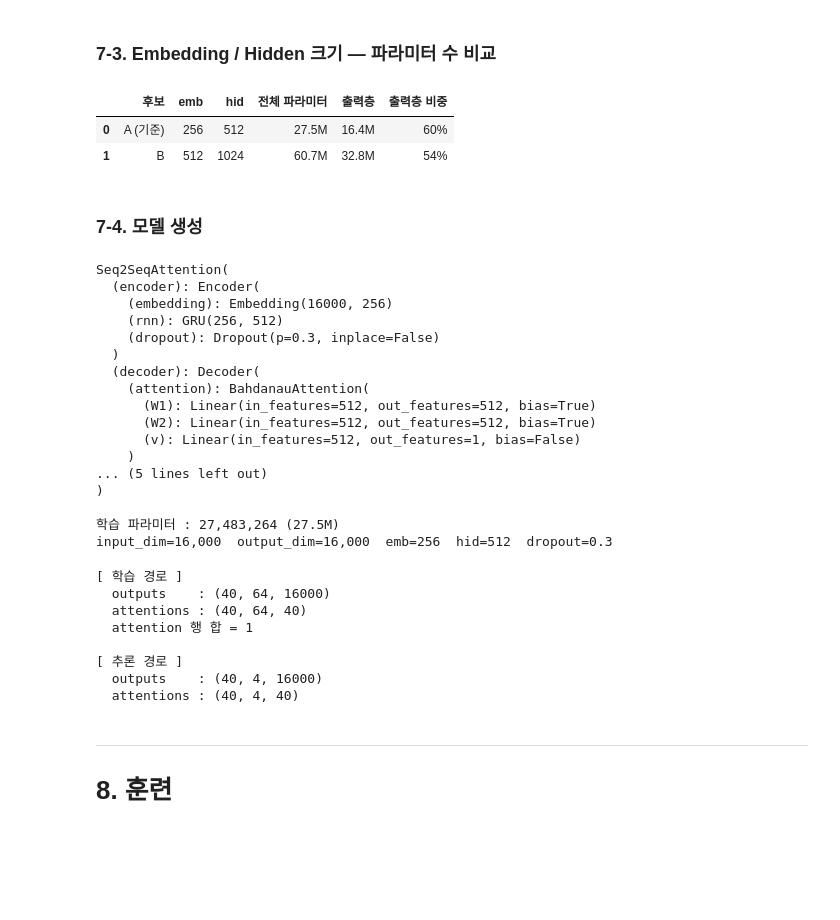
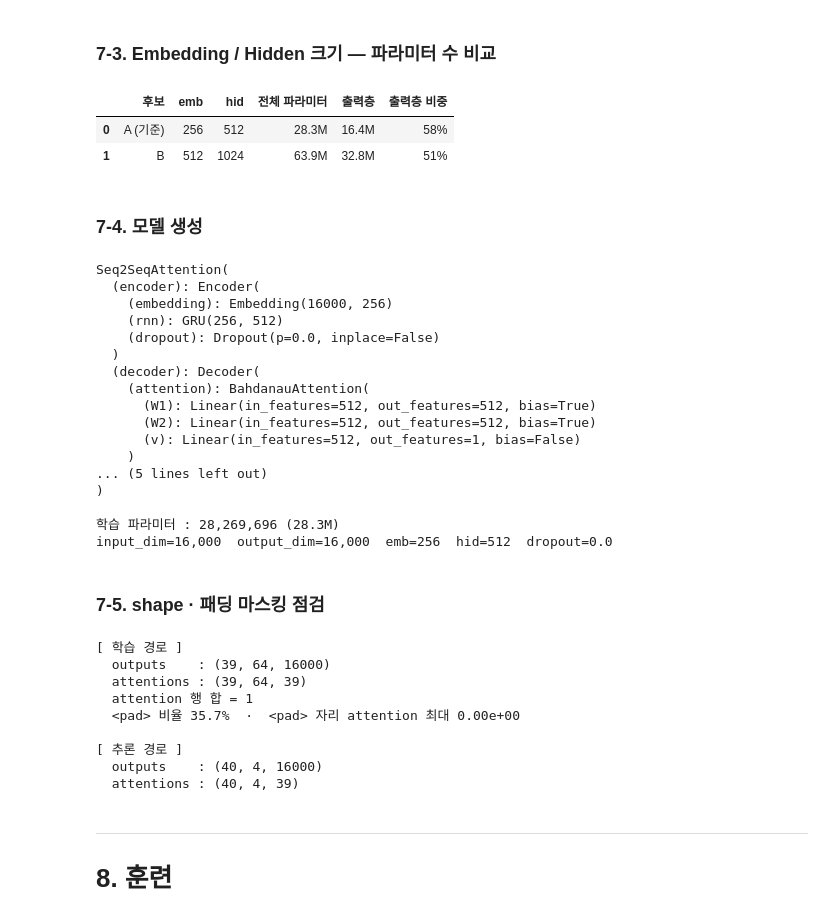
Before and after one commit to eaglesjo012/AIFFEL_quest_rs_heejipark23, a Jupyter notebook: GoingDeeper/Deep05/Deep05_Seq2seq_Attention.ipynb, the cells around one changed output. Cells and saved outputs as stored; diff of their text form; code cells hidden in the pictures; blank space fills up the shorter version.

```diff
--- a/GoingDeeper/Deep05/Deep05_Seq2seq_Attention.ipynb
+++ b/GoingDeeper/Deep05/Deep05_Seq2seq_Attention.ipynb
@@ -487,13 +502,16 @@ def dedup_parallel(src_lines, trg_lines, key='src'):
 
     set(src) / set(trg) 를 따로 만들면 개수도 순서도 달라져 대응 관계가 소실된다.
     zip 으로 함께 순회하면서 이미 본 문장이면 '쌍째로' 건너뛰어야 병렬성이 지켜진다.
+
+    주의: 중복 키를 통째로 버리는 것이 아니라 **가장 먼저 등장한 쌍 하나만 남긴다.**
+    key='src' 로 부르면 같은 한국어에 붙은 여러 영어 중 첫 번째만 살아남는다.
     """
     seen = set()          # 중복 판정 전용
     kept = []
     for src, trg in zip(src_lines, trg_lines):
         k = src if key == 'src' else (src, trg)
         if k in seen:
-            continue      # 쌍째로 통째 스킵 -> 대응 유지
+            continue      # 이미 본 키 -> 쌍째로 스킵 (첫 쌍만 유지)
         seen.add(k)
         kept.append((src, trg))
     return kept
@@ -1122,14 +1222,29 @@ trg_label : (55109, 40)
 # %%
 BATCH_SIZE = 64
 
+
+def collate_trim(batch):
+    """배치 안에서 가장 긴 문장 길이까지만 잘라 낸다 (동적 패딩).
+
+    모든 문장을 MAX_LEN=40 으로 채워 두면 짧은 문장만 모인 배치도 디코더를 40 스텝 돈다.
+    배치별로 잘라 내면 계산량이 줄고, §7 의 패딩 마스킹과도 자연스럽게 맞물린다.
+    pad_id 는 0 이고 실제 토큰 id 와 겹치지 않으므로 (!= PAD_ID).sum() 이 곧 실제 길이다.
+    """
+    src, trg_input, trg_label = (torch.stack(x) for x in zip(*batch))
+    src_len = int((src != PAD_ID).sum(1).max())
+    trg_len = int((trg_label != PAD_ID).sum(1).max())
+    return src[:, :src_len], trg_input[:, :trg_len], trg_label[:, :trg_len]
+
+
 train_dataset = TensorDataset(src_tensor, trg_input_tensor, trg_label_tensor)
-train_loader = DataLoader(train_dataset, batch_size=BATCH_SIZE, shuffle=True)
+train_loader = DataLoader(train_dataset, batch_size=BATCH_SIZE, shuffle=True,
+                          collate_fn=collate_trim)
 
 print(f'학습 샘플 : {len(train_dataset):,}')
 print(f'배치 수   : {len(train_loader):,}  (batch_size={BATCH_SIZE})')
 
 for src, trg_input, trg_label in train_loader:
-    print('\n[ 배치 shape ]')
+    print('\n[ 배치 shape ] — MAX_LEN 40 이 아니라 배치 최장 길이까지만 남는다')
     print('  src       :', tuple(src.shape))
     print('  trg_input :', tuple(trg_input.shape))
     print('  trg_label :', tuple(trg_label.shape))
@@ -1254,11 +1394,12 @@ class Decoder(nn.Module):
 `trg` 가 있으면 teacher forcing(학습), 없으면 `<s>` 부터 argmax 자기회귀 생성(추론)이다. 추론에서는 배치 전체가 `</s>` 에 도달하면 조기 종료한다.
 # %%
 class Seq2SeqAttention(nn.Module):
-    def __init__(self, encoder, decoder, device):
+    def __init__(self, encoder, decoder, device, pad_id=0):
         super().__init__()
         self.encoder = encoder
         self.decoder = decoder
         self.device = device
+        self.pad_id = pad_id
 
     def forward(self, src, trg=None, max_len=MAX_LEN, bos_id=BOS_ID, eos_id=EOS_ID):
         # 학습에서는 trg_len 만큼, 추론에서는 max_len 까지 동적으로 생성한다.
@@ -1267,12 +1408,16 @@ class Seq2SeqAttention(nn.Module):
         outputs = []      # 조기 종료를 위해 tensor 가 아닌 리스트로 모은다
         attentions = []   # 시각화를 위해 attention 저장
 
-        encoder_outputs, hidden = self.encoder(src)   # t=1 의 hidden 은 Encoder 의 final state
+        # 패딩 마스크는 소스에서 직접 만든다. 추론(문장 1개, 패딩 없음)에서는 전부 True 가 된다.
+        mask = (src != self.pad_id).transpose(0, 1)   # (batch_size, src_len)
+        src_lens = mask.sum(1)                        # (batch_size,)
+
+        encoder_outputs, hidden = self.encoder(src, src_lens)   # t=1 의 hidden 은 Encoder 의 final state
 
         if trg is not None:
             for t in range(0, trg.shape[0]):
                 input = trg[t]                        # teacher forcing: 정답을 다음 입력으로
-                output, hidden, attention = self.decoder(input, hidden, encoder_outputs)
+                output, hidden, attention = self.decoder(input, hidden, encoder_outputs, mask)
                 outputs.append(output.unsqueeze(0))
                 attentions.append(attention.unsqueeze(0))
         else:
@@ -1281,7 +1426,7 @@ class Seq2SeqAttention(nn.Module):
             finished = torch.zeros(batch_size, dtype=torch.bool, device=self.device)
 
             for t in range(max_len):
-                output, hidden, attention = self.decoder(input, hidden, encoder_outputs)
+                output, hidden, attention = self.decoder(input, hidden, encoder_outputs, mask)
                 outputs.append(output.unsqueeze(0))
                 attentions.append(attention.unsqueeze(0))
 
@@ -1301,43 +1446,45 @@ class Seq2SeqAttention(nn.Module):
 # %%
 input_dim = len(encoder_tokenizer)
 output_dim = len(decoder_tokenizer)
 
 
 def build_model(emb_dim, hid_dim, dropout=0.0, to_device=None):
     """후보 구성으로 모델 하나를 만든다. (dropout 은 파라미터 수에 영향이 없다)"""
     encoder = Encoder(input_dim, emb_dim, hid_dim, dropout)
     attention = BahdanauAttention(hid_dim)
     decoder = Decoder(output_dim, emb_dim, hid_dim, attention, dropout)
-    model = Seq2SeqAttention(encoder, decoder, to_device or torch.device('cpu'))
+    model = Seq2SeqAttention(encoder, decoder, to_device or torch.device('cpu'), pad_id=PAD_ID)
     return model.to(to_device) if to_device else model
 
 
 CANDIDATES = [('A (기준)', 256, 512), ('B', 512, 1024)]
 
 rows = []
 for name, e, h in CANDIDATES:
     m = build_model(e, h)
     total = sum(p.numel() for p in m.parameters() if p.requires_grad)
     out_layer = m.decoder.fc_out.weight.numel() + m.decoder.fc_out.bias.numel()
     rows.append({'후보': name, 'emb': e, 'hid': h,
                  '전체 파라미터': f'{total / 1e6:.1f}M',
                  '출력층': f'{out_layer / 1e6:.1f}M',
                  '출력층 비중': f'{out_layer / total:.0%}'})
     del m
 
 display(pd.DataFrame(rows))
 # %% [output]
 |  | 후보 | emb | hid | 전체 파라미터 | 출력층 | 출력층 비중 |
-| 0 | A (기준) | 256 | 512 | 27.5M | 16.4M | 60% |
-| 1 | B | 512 | 1024 | 60.7M | 32.8M | 54% |
+| 0 | A (기준) | 256 | 512 | 28.3M | 16.4M | 58% |
+| 1 | B | 512 | 1024 | 63.9M | 32.8M | 51% |
 # %% [markdown]
 ### 7-4. 모델 생성
 # %%
-# §10-3 비교 결과 A 채택. 과적합 완화를 위해 dropout 을 건다.
+# §10-1 비교 결과 A 채택. §10-2 에서 dropout 0.3 은 오히려 나빠졌으므로 본 학습은 0.0 으로 둔다.
 EMB_DIM = 256
 HID_DIM = 512
-DROPOUT = 0.3
+DROPOUT = 0.0
 
+# 아래 model 은 §7-5 의 shape 점검용이다. 실제 학습에 쓰는 모델은
+# §9-2 의 run_experiment() 가 실행할 때마다 새로 만든다.
 model = build_model(EMB_DIM, HID_DIM, dropout=DROPOUT, to_device=device)
 print(model)
 
@@ -1350,7 +1497,7 @@ Seq2SeqAttention(
   (encoder): Encoder(
     (embedding): Embedding(16000, 256)
     (rnn): GRU(256, 512)
-    (dropout): Dropout(p=0.3, inplace=False)
+    (dropout): Dropout(p=0.0, inplace=False)
   )
   (decoder): Decoder(
     (attention): BahdanauAttention(
@@ -1361,8 +1508,10 @@ Seq2SeqAttention(
 ... (5 lines left out)
 )
 
-학습 파라미터 : 27,483,264 (27.5M)
-input_dim=16,000  output_dim=16,000  emb=256  hid=512  dropout=0.3
+학습 파라미터 : 28,269,696 (28.3M)
+input_dim=16,000  output_dim=16,000  emb=256  hid=512  dropout=0.0
+# %% [markdown]
+### 7-5. shape · 패딩 마스킹 점검
 # %%
 src_b, trg_in_b, trg_lb_b = next(iter(train_loader))
 
@@ -1386,6 +1535,16 @@ with torch.no_grad():
     assert torch.allclose(attentions.sum(dim=2), torch.ones(trg_len, batch_size, device=device), atol=1e-4)
     print('  attention 행 합 = 1')
 
+    # 패딩 마스킹이 실제로 걸렸는가 — <pad> 자리의 attention 은 0 이어야 한다.
+    pad_pos = (src_b == PAD_ID).transpose(0, 1)                     # (batch, src_len)
+    pad_attn = attentions.masked_select(pad_pos.unsqueeze(0).expand_as(attentions))
+    if pad_attn.numel():
+        print(f'  <pad> 비율 {pad_pos.float().mean():.1%}  ·  '
+              f'<pad> 자리 attention 최대 {pad_attn.max().item():.2e}')
+        assert pad_attn.max().item() < 1e-6, '패딩 마스킹이 걸리지 않았다'
+    else:
+        print('  이 배치에는 <pad> 가 없다 (전부 같은 길이)')
+
     # 2) 추론 경로 — trg 없이 <s> 부터 생성, </s> 도달 시 조기 종료
     outputs_i, attentions_i = model(src_b[:, :4])
     print('\n[ 추론 경로 ]')
@@ -1395,13 +1554,14 @@ with torch.no_grad():
     assert outputs_i.shape[0] <= MAX_LEN
 # %% [output]
 [ 학습 경로 ]
-  outputs    : (40, 64, 16000)
-  attentions : (40, 64, 40)
+  outputs    : (39, 64, 16000)
+  attentions : (39, 64, 39)
   attention 행 합 = 1
+  <pad> 비율 35.7%  ·  <pad> 자리 attention 최대 0.00e+00
 
 [ 추론 경로 ]
   outputs    : (40, 4, 16000)
-  attentions : (40, 4, 40)
+  attentions : (40, 4, 39)
 # %% [markdown]
 ---
 # 8. 훈련
```
Also changed, not shown: parts of 43 cells of this notebook.
